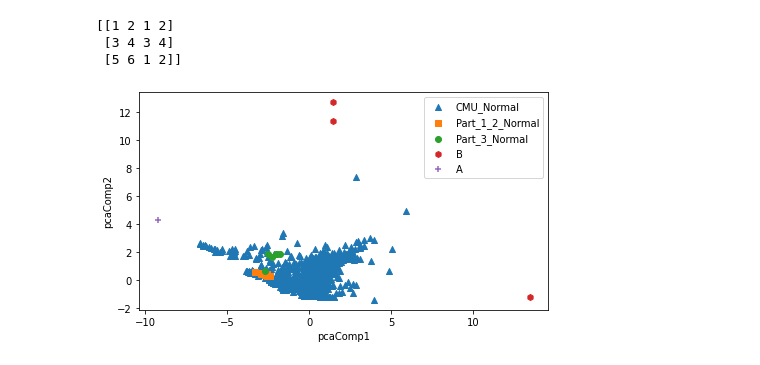
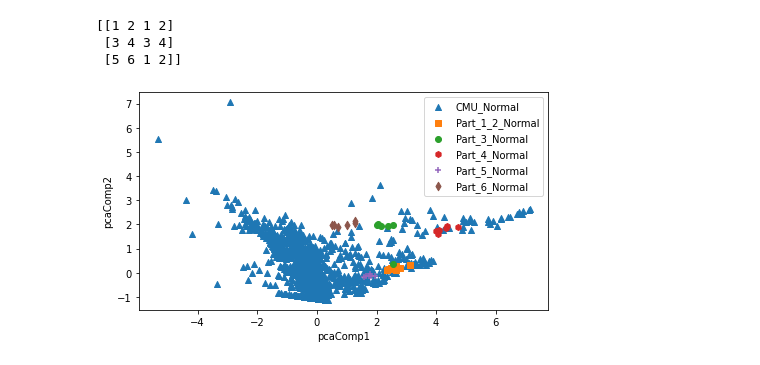
Before and after one commit to GDtoPlay/FileLogGenerator_public, a Jupyter notebook: dataEval1.ipynb, the cells around one changed output. Saved outputs shown, nothing was run; the diff lists cells and outputs as text; code cells hidden in the pictures.

```diff
--- a/dataEval1.ipynb
+++ b/dataEval1.ipynb
@@ -163,12 +105,6 @@ windowTime = datetime.timedelta(hours=1)
 GenUserWindowInfo = {}
 for user in GenUserActs:
     GenUserWindowInfo[user] = genActionsParse(GenUserActs[user], windowTime)
-
-GenUserAttackWindowInfo = {}
-for attack in GenUserAttackActs:
-    GenUserAttackWindowInfo[attack] = {}
-    for user in GenUserAttackActs[attack]:
-        GenUserAttackWindowInfo[attack][user] = genActionsParse(GenUserAttackActs[attack][user], windowTime)
 # %%
 import numpy as np
 
@@ -233,5 +148,0 @@ P00011
-# %%
-for attack in GenUserAttackStatic:
-    print(attack)
-    for user in GenUserAttackStatic[attack]:
-        print(GenUserAttackStatic[attack][user])
@@ -1002,7 +886,11 @@ import warnings
 # %%
 NormalUserAndGen = None
 NormalUserAndGenTag = []
+P0001_2Persons = ['P00001', 'P00002', 'P00003', 'P00004', 'P00005', 'P00006', 'P00010', 'P00011', 'P00012', 'P00013', 'P00016']
 P0003Persons = ['P00007', 'P00008', 'P00009', 'P00014', 'P00015', 'P00017']
+P0004Persons = ['P00018', 'P00019', 'P00020', 'P00021', 'P00022', 'P00023']
+P0005Persons = ['P00024', 'P00025', 'P00026', 'P00027', 'P00028', 'P00029']
+P0006Persons = ['P00030', 'P00031', 'P00032', 'P00033', 'P00034', 'P00035']
 firstSetFlag = True
 for user in NormalUserStatic:
     if firstSetFlag:
@@ -1019,19 +907,16 @@ for user in NormalUserStatic:
 for user in GenUserStatic:
     newArray = np.reshape(GenUserStatic[user]['means'], (1,4))
     NormalUserAndGen = np.append(NormalUserAndGen, newArray, axis=0)
-    if not user in  P0003Persons:
+    if user in P0001_2Persons:
         NormalUserAndGenTag.append('Part_1_2_Normal')
-    else:
+    elif user in P0003Persons:
         NormalUserAndGenTag.append('Part_3_Normal')
-
-attacks = []
-for attack in GenUserAttackStatic:
-    attacks.append(attack)
-    for user in GenUserAttackStatic[attack]:
-        newArray = np.reshape(GenUserAttackStatic[attack][user]['means'], (1,4))
-        NormalUserAndGen = np.append(NormalUserAndGen, newArray, axis=0)
-
-        NormalUserAndGenTag.append(attack)
+    elif user in P0004Persons:
+        NormalUserAndGenTag.append('Part_4_Normal')
+    elif user in P0005Persons:
+        NormalUserAndGenTag.append('Part_5_Normal')
+    elif user in P0006Persons:
+        NormalUserAndGenTag.append('Part_6_Normal')
 # %%
 from sklearn.decomposition import PCA
 
@@ -1044,19 +929,19 @@ NormalUserAndGenPCA_DF = pd.DataFrame(NormalUserAndGenPCA, columns = pcaColumns)
 
 NormalUserAndGenPCA_DF['tag'] = NormalUserAndGenTag
 # %%
-markers = ['^', 's', 'o', 'h', '+']
-tags = ['CMU_Normal', 'Part_1_2_Normal', 'Part_3_Normal', attacks[0], attacks[1]]
+markers = ['^', 's', 'o', 'h', '+', 'd']
+tags = ['CMU_Normal', 'Part_1_2_Normal', 'Part_3_Normal', 'Part_4_Normal', 'Part_5_Normal', 'Part_6_Normal']
 
 plt.figure(figsize=(11*2/3, 6*2/3))
 
 for i, marker in enumerate(markers):
     x_axis = NormalUserAndGenPCA_DF[NormalUserAndGenPCA_DF['tag']==tags[i]]['pcaComp1']
     y_axis = NormalUserAndGenPCA_DF[NormalUserAndGenPCA_DF['tag']==tags[i]]['pcaComp2']
     plt.scatter(x_axis, y_axis, marker=marker,label=tags[i])
 
 plt.legend()
 plt.xlabel('pcaComp1')
 plt.ylabel('pcaComp2')
 plt.show()
 # %% [output]
-[figure, old version]
+[figure, new version]
```
Also changed, not shown: parts of 9 cells of this notebook, 23 other files.
